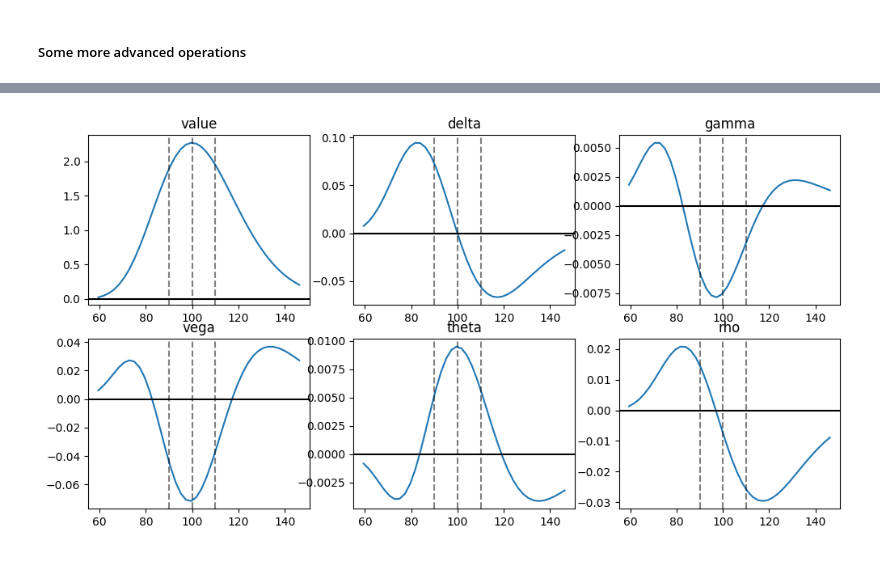
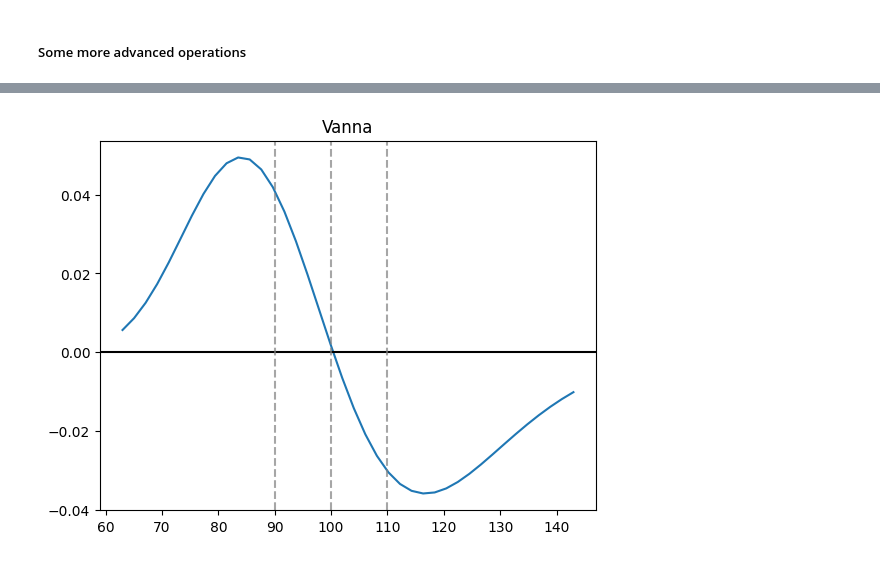
Before and after one commit to lwarner100/optionlib, a Jupyter notebook: test_env.ipynb, the cells around one changed output, grey strips where cells are left out. Cells and saved outputs as stored; diff of their text form; code cells hidden in the pictures.

```diff
--- a/test_env.ipynb
+++ b/test_env.ipynb
@@ -114,7 +117,7 @@ portfolio.plot('pnl',resolution=110)
 # %%
-portfolio.plot('summary')
+portfolio.plot('vanna')
 # %% [output]
-[figure, old version]
+[figure, new version]
 # %%
 portfolio.plot('vega',resolution=50,interactive=True)
 # %% [output]
```
Also changed, not shown: parts of 32 cells of this notebook, 2 other files.
